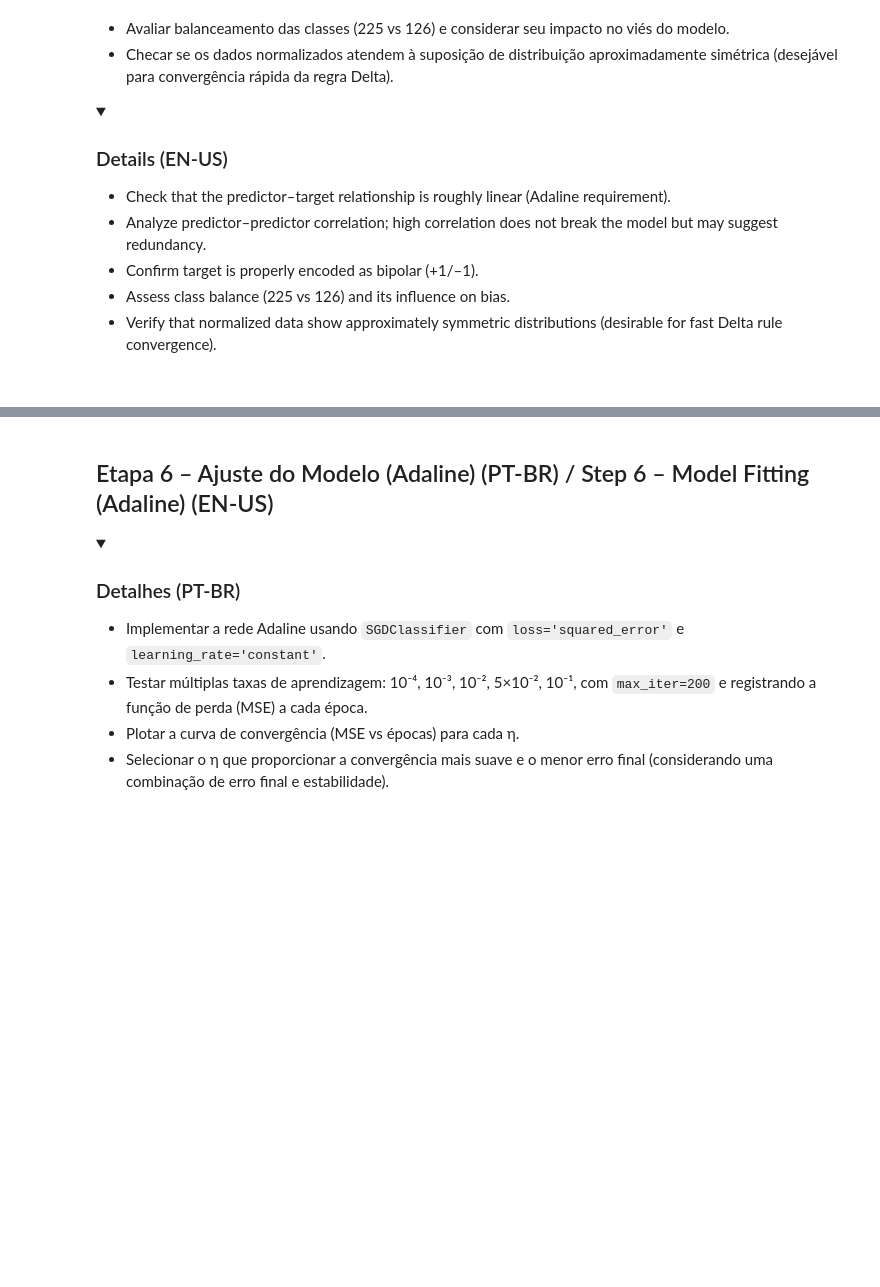
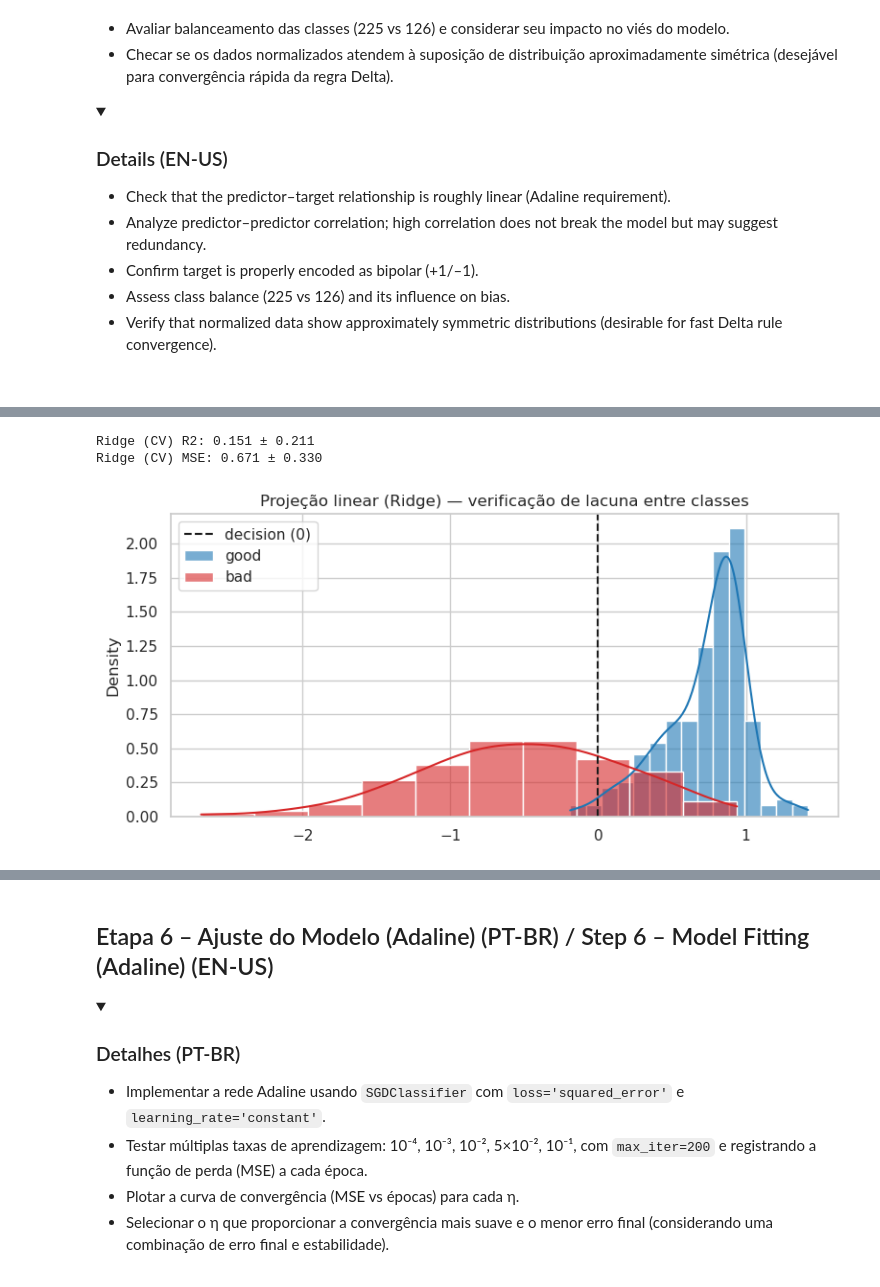
Before and after one commit to Joaof14/Intelligent-Systems, a Jupyter notebook: AdalineNeuralNetwork/Ionosphere-Detection-adaline-neural-network.ipynb, the cells around one changed output, grey strips where cells are left out. Saved outputs shown, nothing was run; the diff lists cells and outputs as text; code cells hidden in the pictures; folded sections open; blank space fills up the shorter version.

Commit message:
"modelo final"

```diff
--- a/AdalineNeuralNetwork/Ionosphere-Detection-adaline-neural-network.ipynb
+++ b/AdalineNeuralNetwork/Ionosphere-Detection-adaline-neural-network.ipynb
@@ -513,0 +533,43 @@ plot_boxplots_por_classe(X, y, por_fig=6, salvar_prefixo='boxplot_classe')
+# %%
+# X (DataFrame) e y (array +1/-1) já Existem
+X_arr = X.values if hasattr(X, 'values') else np.asarray(X)
+y_arr = np.asarray(y)
+
+# padronizar (já usado em células anteriores)
+scaler_full = StandardScaler().fit(X_arr)
+X_s = scaler_full.transform(X_arr)
+
+# 1) Correlações simples (Pearson) entre cada preditor e o target
+corr = X.apply(lambda c: np.corrcoef(c, y)[0,1]).sort_values(ascending=False)
+
+# 2) Regressão linear (Ridge) para prever y (contínuo ±1) — CV para avaliar força linear global
+ridge = Ridge(alpha=1.0)
+
+r2_scores = cross_val_score(ridge, X_s, y_arr, cv=5, scoring='r2', n_jobs=-1)
+mse_scores = -cross_val_score(ridge, X_s, y_arr, cv=5, scoring='neg_mean_squared_error', n_jobs=-1)
+
+print('\nRidge (CV) R2: %.3f ± %.3f' % (r2_scores.mean(), r2_scores.std()))
+print('Ridge (CV) MSE: %.3f ± %.3f' % (mse_scores.mean(), mse_scores.std()))
+
+# Fit para inspecionar coeficientes
+ridge.fit(X_s, y_arr)
+coef = pd.Series(ridge.coef_, index=X.columns)
+
+# 3) Projeção na direção do modelo linear (w^T x) — mostra se existe lacuna entre classes
+proj = X_s.dot(ridge.coef_) + ridge.intercept_
+
+plt.figure(figsize=(8,4))
+
+sns.histplot(proj[y_arr==1], color='tab:blue', label='good', stat='density', alpha=0.6, kde=True)
+sns.histplot(proj[y_arr==-1], color='tab:red',  label='bad',  stat='density', alpha=0.6, kde=True)
+
+plt.axvline(0, color='k', linestyle='--', label='decision (0)')
+plt.title('Projeção linear (Ridge) — verificação de lacuna entre classes')
+plt.legend(); plt.tight_layout(); plt.show()
+
+# Interpretação rápida impressa
+frac_overlap = np.mean((proj > proj.mean() - proj.std()) & (proj < proj.mean() + proj.std()))
+# %% [output]
+Ridge (CV) R2: 0.151 ± 0.211
+Ridge (CV) MSE: 0.671 ± 0.330
+[figure, added]
```
Also changed, not shown: parts of 55 cells of this notebook, 1 other file.
